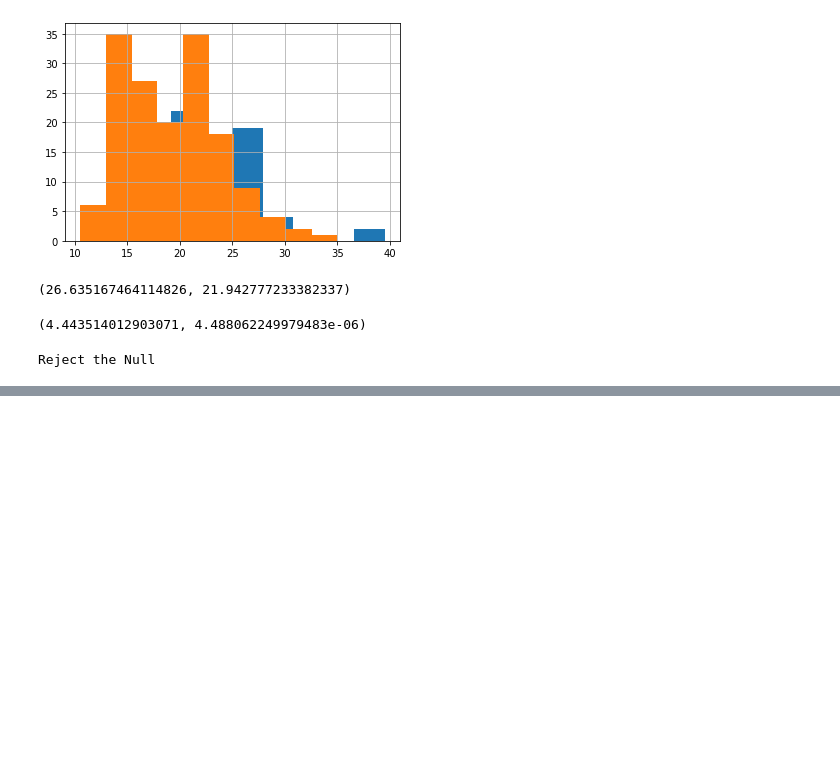
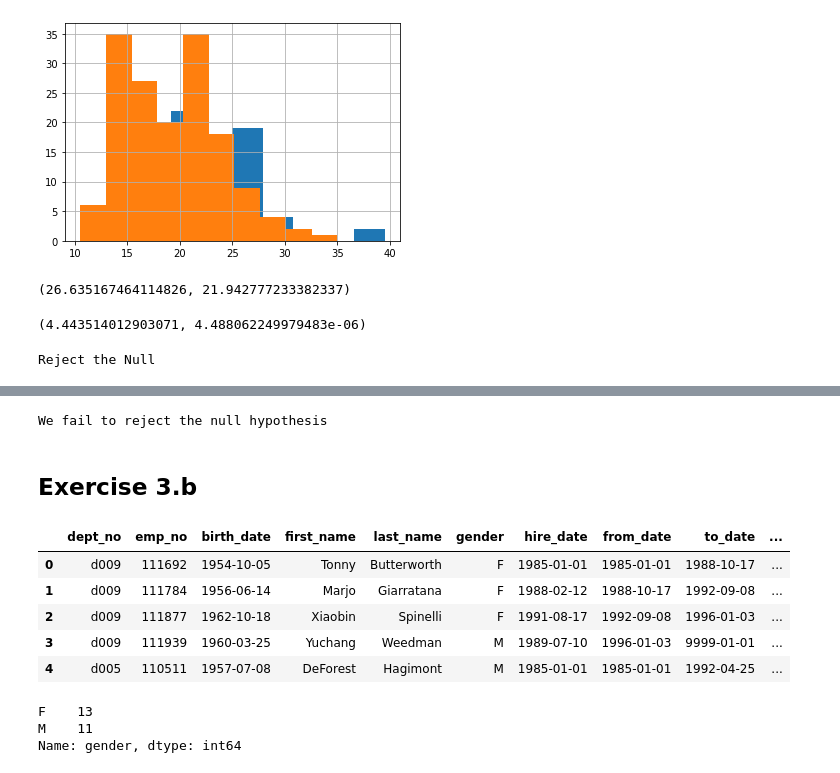
Before and after one commit to MatthewL09/statistics-exercises, a Jupyter notebook: hypothesis_testing.ipynb, the cells around one changed output, grey strips where cells are left out. Saved outputs shown, nothing was run; the diff lists cells and outputs as text; code cells hidden in the pictures; blank space fills up the shorter version.

```diff
--- a/hypothesis_testing.ipynb
+++ b/hypothesis_testing.ipynb
@@ -645,0 +995,34 @@ sns.relplot()
+# %%
+if p < alpha:
+    print("We reject the null hypothesis")
+else:
+    print("We fail to reject the null hypothesis")
+# %% [output]
+We fail to reject the null hypothesis
+# %% [markdown]
+## Exercise 3.b
+# %%
+url = get_db_url('employees')
+df = pd.read_sql('''SELECT *
+FROM employees e
+JOIN dept_manager dm
+USING (emp_no)
+JOIN departments
+USING (dept_no)
+
+''', url)
+
+df.head()
+# %% [output]
+|  | dept_no | emp_no | birth_date | first_name | last_name | gender | hire_date | from_date | to_date | ... |
+| 0 | d009 | 111692 | 1954-10-05 | Tonny | Butterworth | F | 1985-01-01 | 1985-01-01 | 1988-10-17 | ... |
+| 1 | d009 | 111784 | 1956-06-14 | Marjo | Giarratana | F | 1988-02-12 | 1988-10-17 | 1992-09-08 | ... |
+| 2 | d009 | 111877 | 1962-10-18 | Xiaobin | Spinelli | F | 1991-08-17 | 1992-09-08 | 1996-01-03 | ... |
+| 3 | d009 | 111939 | 1960-03-25 | Yuchang | Weedman | M | 1989-07-10 | 1996-01-03 | 9999-01-01 | ... |
+| 4 | d005 | 110511 | 1957-07-08 | DeForest | Hagimont | M | 1985-01-01 | 1985-01-01 | 1992-04-25 | ... |
+# %%
+df.gender.value_counts()
+# %% [output]
+F    13
+M    11
+Name: gender, dtype: int64
```
Also changed, not shown: parts of 109 cells of this notebook.
